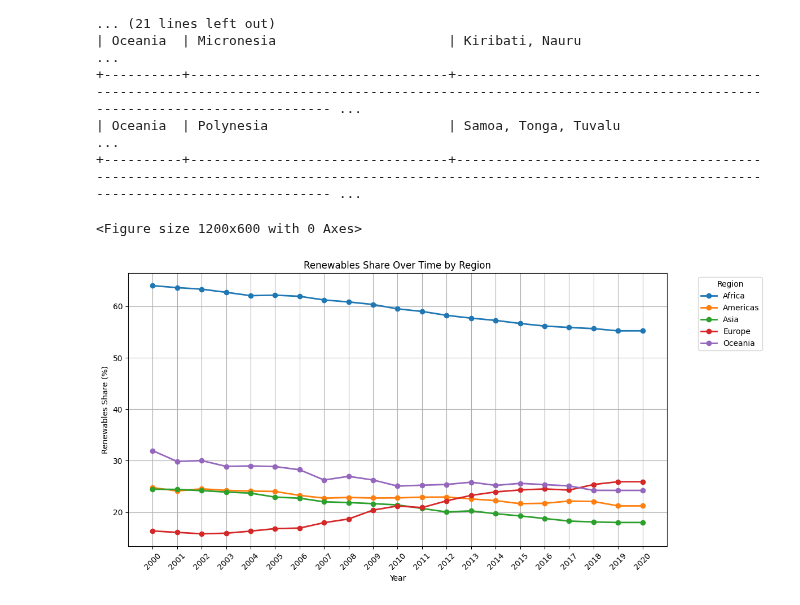
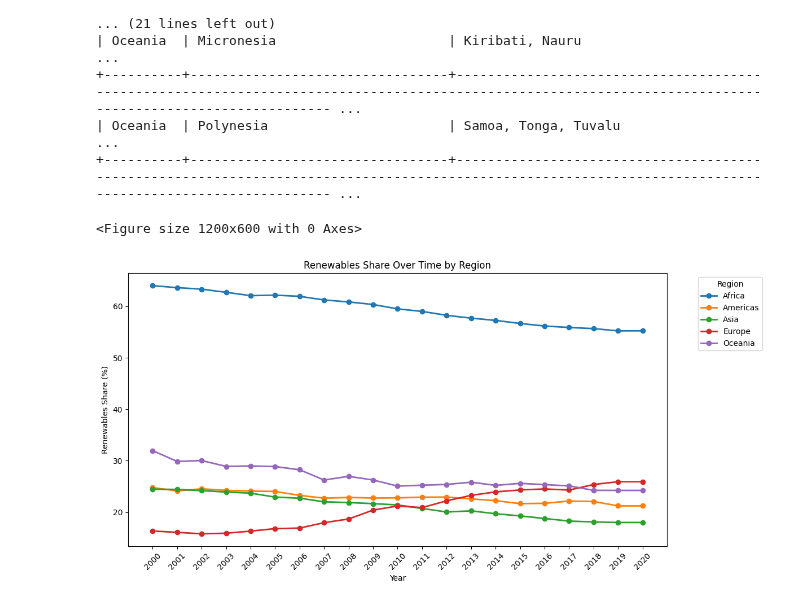
Before and after one commit to SelinaFischer/climate_tipping_points, a Jupyter notebook: jupyter_notebooks/4. visualisation.ipynb, the cells around one changed output. Cells and saved outputs as stored; diff of their text form; code cells hidden in the pictures.

```diff
--- a/jupyter_notebooks/4. visualisation.ipynb
+++ b/jupyter_notebooks/4. visualisation.ipynb
@@ -202,35 +202,35 @@ df = pd.read_csv("../data/cleaned/enhanced_energy_features_final.csv")
 df_filtered = df[['year', 'region', 'renewables_share_pct']].dropna()
 
 # Ensure year is integer for plotting
 df_filtered['year'] = df_filtered['year'].astype(int)
 
 # Step 3: Calculate average renewables share by region per year
 df_line = (
     df_filtered
     .groupby(['year', 'region'])['renewables_share_pct']
     .mean()
     .reset_index()
     .pivot(index='year', columns='region', values='renewables_share_pct')
 )
 
 # Step 4: Plot line chart
 plt.figure(figsize=(12, 6))
 df_line.plot(kind='line', marker='o', linewidth=2, figsize=(12, 6))
 plt.title('Renewables Share Over Time by Region')
 plt.ylabel('Renewables Share (%)')
 plt.xlabel('Year')
 
 # Force x-axis ticks to be integers
 plt.xticks(df_line.index, df_line.index.astype(int), rotation=45)
 
 # Add legend and grid
 plt.legend(title='Region', bbox_to_anchor=(1.05, 1), loc='upper left')
-plt.grid(True)
+plt.grid(False)
 plt.tight_layout()
 plt.show()
 # %% [output]
 <Figure size 1200x600 with 0 Axes>
-[figure, old version]
+[figure, new version]
 # %%
 # Create a plotly line chart — renewables share over time by subregion
 
```
Also changed, not shown: 1 other file.
